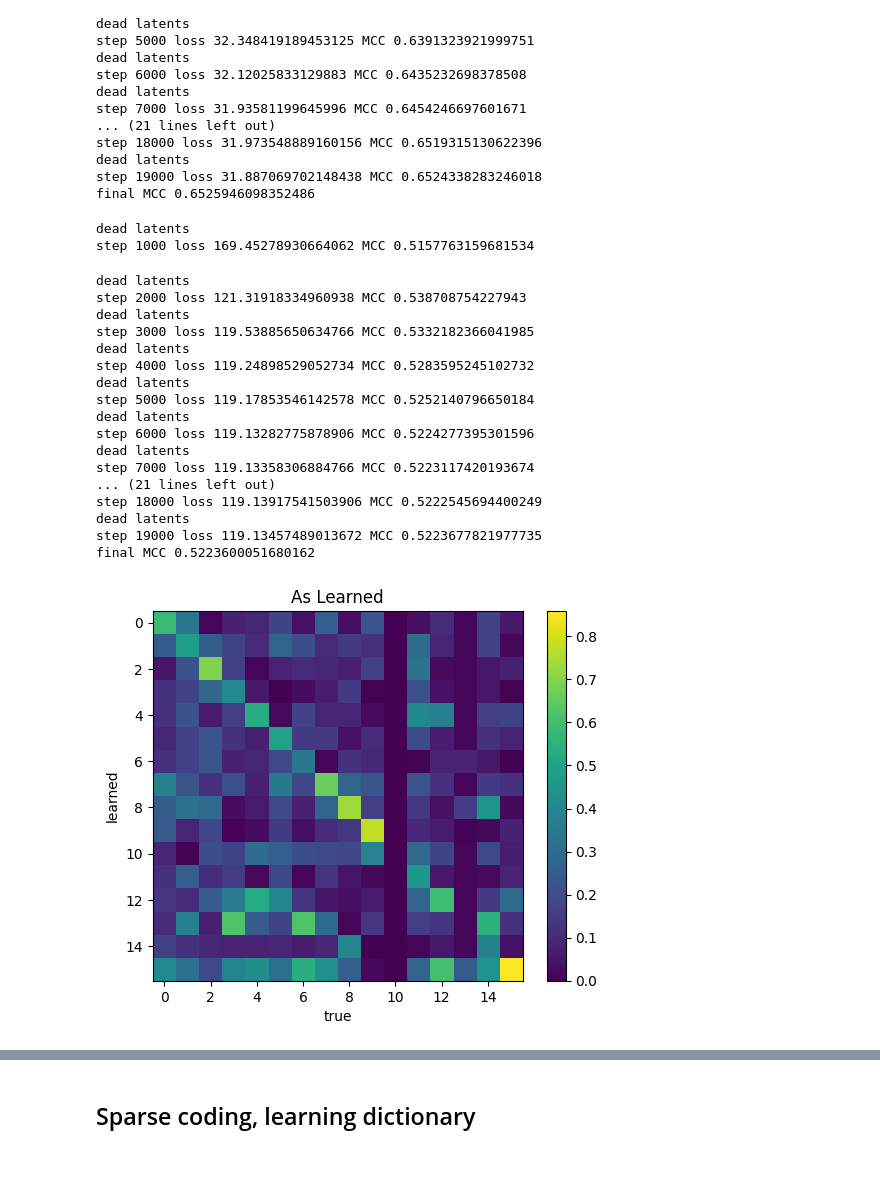
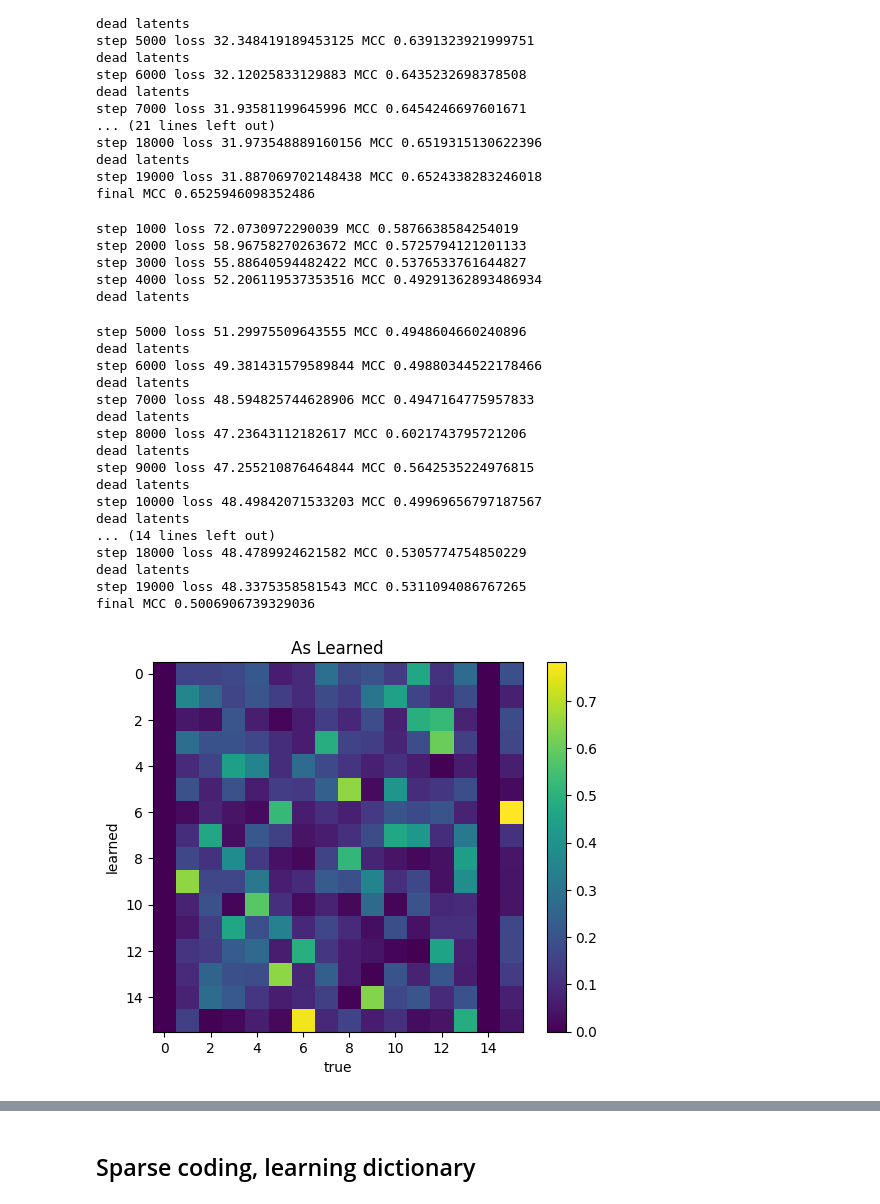
Before and after one commit to charlieoneill11/sparse-inference, a Jupyter notebook: notebooks/sparseinference_vs_SAE.ipynb, the cells around one changed output, grey strips where cells are left out. Saved outputs shown, nothing was run; the diff lists cells and outputs as text; code cells hidden in the pictures; blank space fills up the shorter version.

```diff
--- a/notebooks/sparseinference_vs_SAE.ipynb
+++ b/notebooks/sparseinference_vs_SAE.ipynb
@@ -262,0 +295,3 @@ final MCC 0.6108009689667637
+# %%
+S, X = sc0(X)
+S
@@ -329,27 +378,30 @@ dead latents
 step 19000 loss 31.887069702148438 MCC 0.6524338283246018
 final MCC 0.6525946098352486
 # %%
-sae0 = SparseAutoEncoder(D, learn_D=False, seed=seed, relu=True).to(device)
+sae0 = SparseAutoEncoder(D, learn_D=True, seed=seed, relu=True).to(device)
 S_ = train(sae0)
 analyze(S, S_)
 # %% [output]
+step 1000 loss 72.0730972290039 MCC 0.5876638584254019
+step 2000 loss 58.96758270263672 MCC 0.5725794121201133
+step 3000 loss 55.88640594482422 MCC 0.5376533761644827
+step 4000 loss 52.206119537353516 MCC 0.49291362893486934
 dead latents
-step 1000 loss 169.45278930664062 MCC 0.5157763159681534
+step 5000 loss 51.29975509643555 MCC 0.4948604660240896
 dead latents
-step 2000 loss 121.31918334960938 MCC 0.538708754227943
+step 6000 loss 49.381431579589844 MCC 0.49880344522178466
 dead latents
-step 3000 loss 119.53885650634766 MCC 0.5332182366041985
+step 7000 loss 48.594825744628906 MCC 0.4947164775957833
 dead latents
-step 4000 loss 119.24898529052734 MCC 0.5283595245102732
+step 8000 loss 47.23643112182617 MCC 0.6021743795721206
 dead latents
-step 5000 loss 119.17853546142578 MCC 0.5252140796650184
+step 9000 loss 47.255210876464844 MCC 0.5642535224976815
 dead latents
-step 6000 loss 119.13282775878906 MCC 0.5224277395301596
+step 10000 loss 48.49842071533203 MCC 0.49969656797187567
 dead latents
-step 7000 loss 119.13358306884766 MCC 0.5223117420193674
-... (21 lines left out)
-step 18000 loss 119.13917541503906 MCC 0.5222545694400249
+... (14 lines left out)
+step 18000 loss 48.4789924621582 MCC 0.5305774754850229
 dead latents
-step 19000 loss 119.13457489013672 MCC 0.5223677821977735
-final MCC 0.5223600051680162
+step 19000 loss 48.3375358581543 MCC 0.5311094086767265
+final MCC 0.5006906739329036
-[figure, old version]
+[figure, new version]
```
Also changed, not shown: parts of 5 cells of this notebook, 18 other files.
